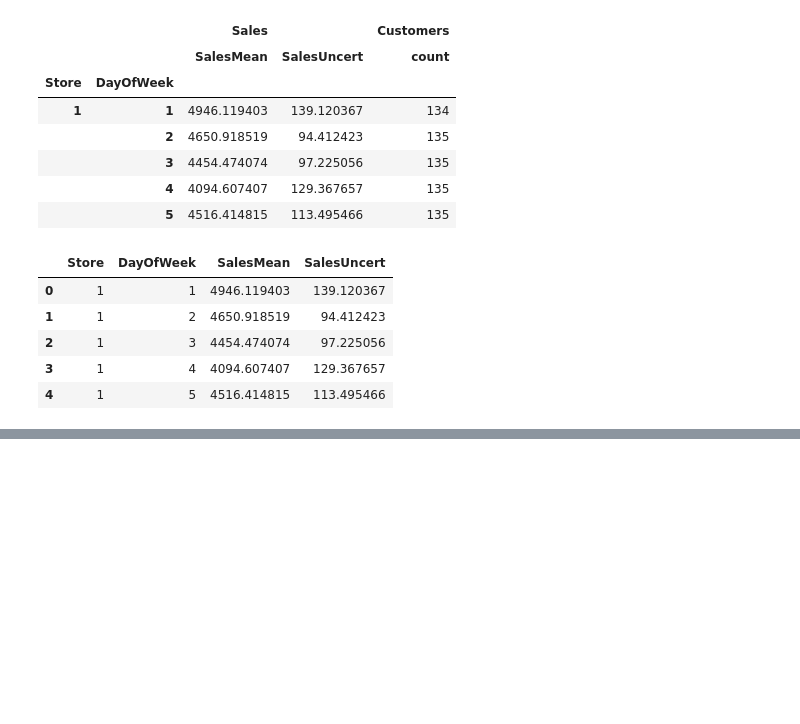
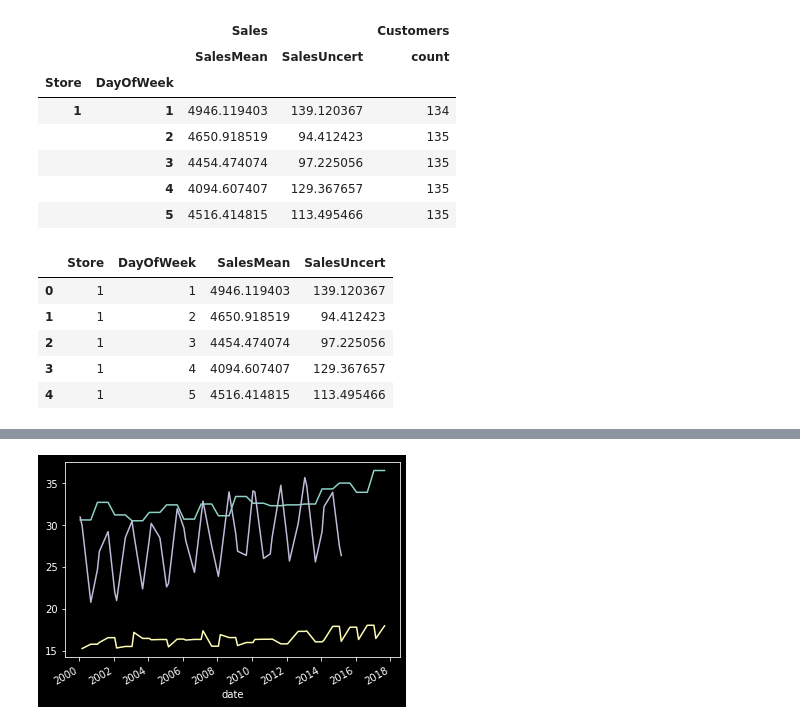
Before and after one commit to wallyliu2/py_Data_Manupulation, a Jupyter notebook: PyDataManupulation.ipynb, the cells around one changed output, grey strips where cells are left out. Drawn from its saved outputs; the diff is of its cells as text; code cells hidden in the pictures; blank space fills up the shorter version.

```diff
--- a/PyDataManupulation.ipynb
+++ b/PyDataManupulation.ipynb
@@ -2124,0 +2766,8 @@ dfg.agg(
+# %%
+# This has allowed us to pick out the dates corresponding to other measurements, which in this case correspond to the middle of summer and winter.
+# Notice the fill value on the right. We could remove that if we wanted.
+df_tmp = pd.merge_asof(df_both, df_bris, on="date",
+                       tolerance=pd.Timedelta('14 days'), direction="nearest")
+df_tmp.plot("date", df_tmp.columns[1:], legend=False);
+# %% [output]
+[figure, added]
```
Also changed, not shown: parts of 144 cells of this notebook, 11 other files.
